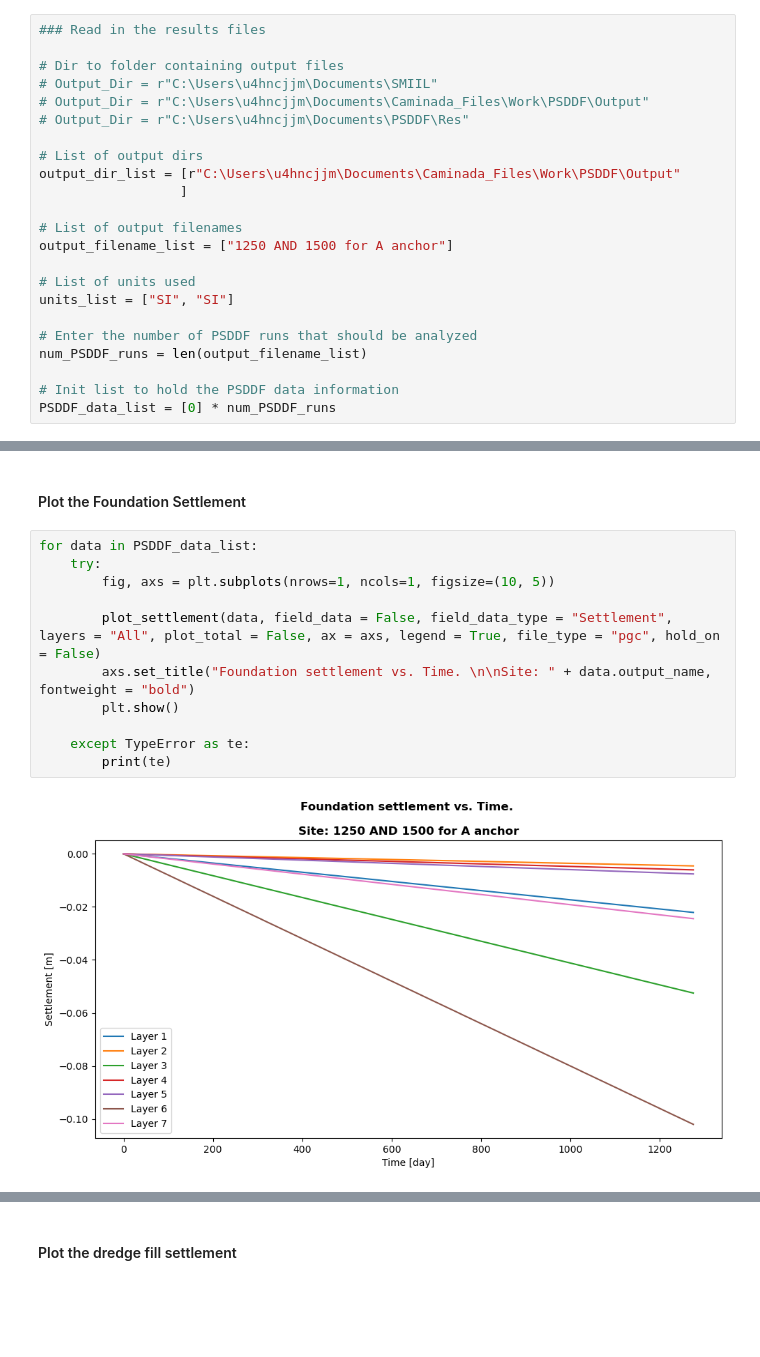
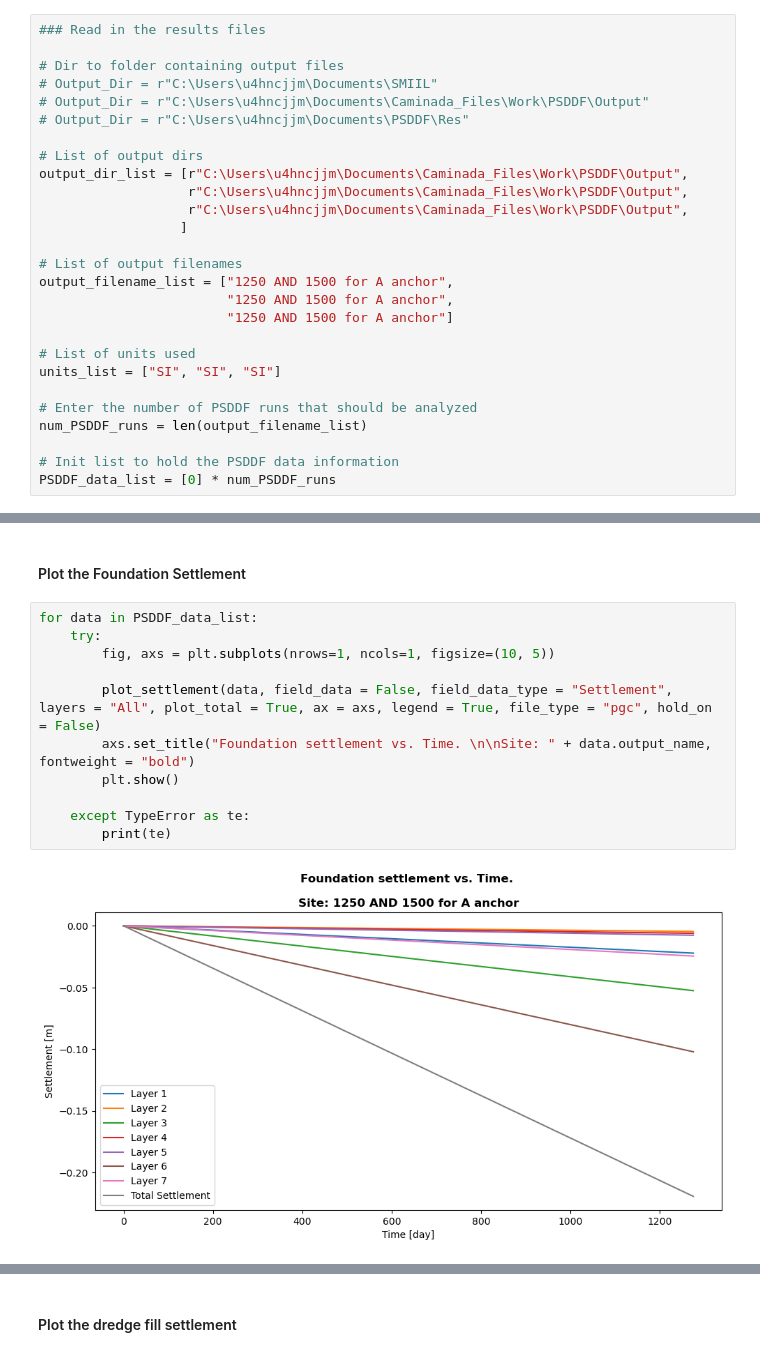
Before and after one commit to WaveHello/PSDDF-Pest_Testing, a Jupyter notebook: PSDDF_OutputProcessing/Plot_PSDDF.ipynb, the cells around one changed output, grey strips where cells are left out. Saved outputs shown, nothing was run; the diff lists cells and outputs as text; blank space fills up the shorter version.

```diff
--- a/PSDDF_OutputProcessing/Plot_PSDDF.ipynb
+++ b/PSDDF_OutputProcessing/Plot_PSDDF.ipynb
@@ -994,14 +1002,18 @@ def plot_Layer_data(PSDDF_run, xProps, yProps, fig, layers = "All", times = "All
 # Output_Dir = r"C:\Users\u4hncjjm\Documents\PSDDF\Res"
 
 # List of output dirs
-output_dir_list = [r"C:\Users\u4hncjjm\Documents\Caminada_Files\Work\PSDDF\Output"
+output_dir_list = [r"C:\Users\u4hncjjm\Documents\Caminada_Files\Work\PSDDF\Output",
+                   r"C:\Users\u4hncjjm\Documents\Caminada_Files\Work\PSDDF\Output",
+                   r"C:\Users\u4hncjjm\Documents\Caminada_Files\Work\PSDDF\Output",
                   ]
 
 # List of output filenames
-output_filename_list = ["1250 AND 1500 for A anchor"]
+output_filename_list = ["1250 AND 1500 for A anchor",
+                        "1250 AND 1500 for A anchor",
+                        "1250 AND 1500 for A anchor"]
 
 # List of units used
-units_list = ["SI", "SI"]
+units_list = ["SI", "SI", "SI"]
 
 # Enter the number of PSDDF runs that should be analyzed
 num_PSDDF_runs = len(output_filename_list)
@@ -1088,13 +1107,13 @@ for data in PSDDF_data_list:
 # %%
 for data in PSDDF_data_list:
     try:
         fig, axs = plt.subplots(nrows=1, ncols=1, figsize=(10, 5))
 
-        plot_settlement(data, field_data = False, field_data_type = "Settlement", layers = "All", plot_total = False, ax = axs, legend = True, file_type = "pgc", hold_on = False)
+        plot_settlement(data, field_data = False, field_data_type = "Settlement", layers = "All", plot_total = True, ax = axs, legend = True, file_type = "pgc", hold_on = False)
         axs.set_title("Foundation settlement vs. Time. \n\nSite: " + data.output_name, fontweight = "bold")
         plt.show()
 
     except TypeError as te:
         print(te)
 # %% [output]
-[figure, old version]
+[figure, new version]
```
Also changed, not shown: parts of 9 cells of this notebook, 27 other files.
